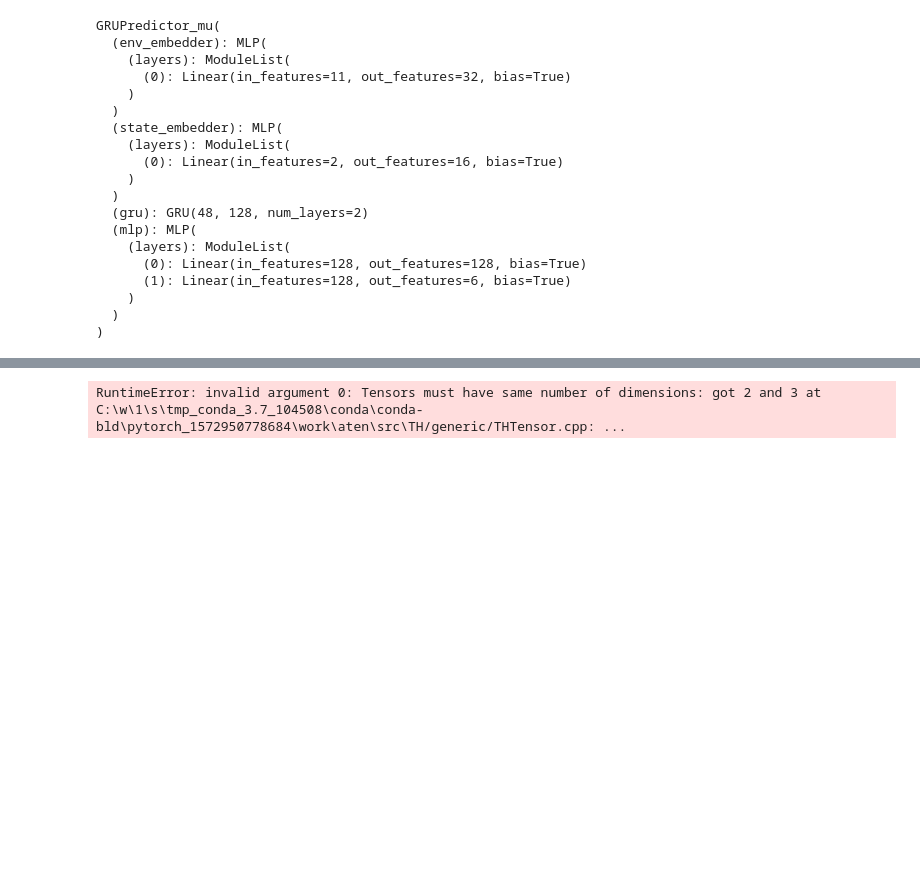
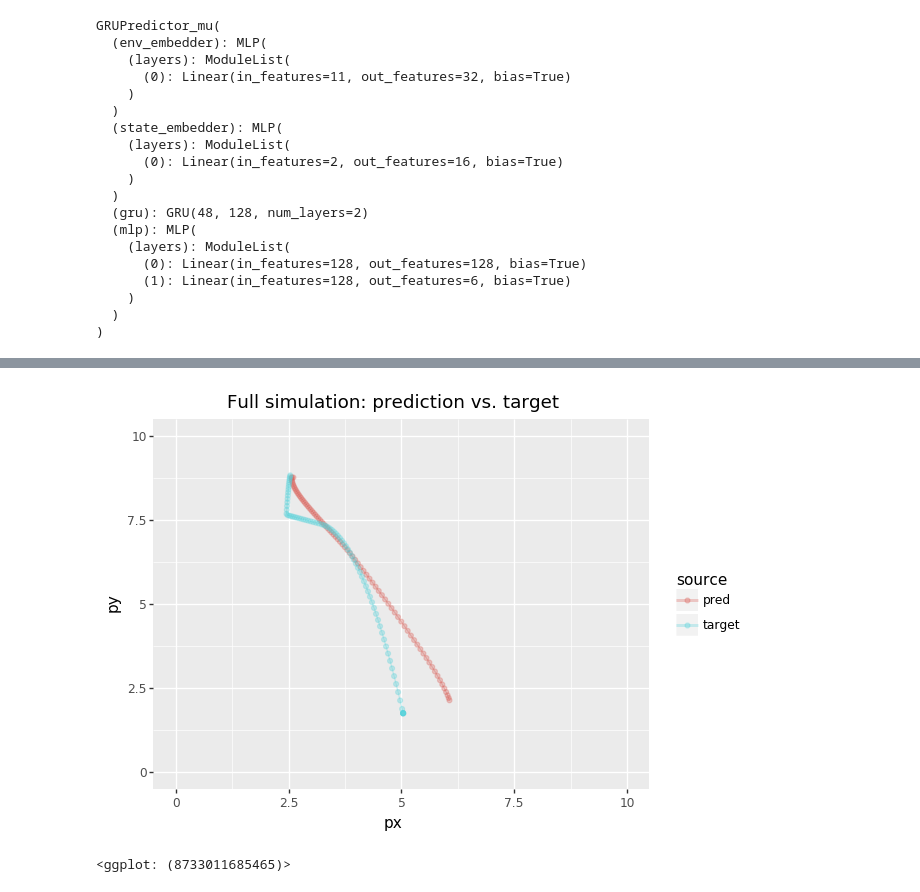
Before and after one commit to tepzhang/plinko_nn, a Jupyter notebook: scripts/train_gru_jinxiao.ipynb, the cells around one changed output, grey strips where cells are left out. Drawn from its saved outputs; the diff is of its cells as text; code cells hidden in the pictures; blank space fills up the shorter version.

```diff
--- a/scripts/train_gru_jinxiao.ipynb
+++ b/scripts/train_gru_jinxiao.ipynb
@@ -49,9 +49,10 @@ df_col = pd.read_feather(repo_path + '/data/simulations/sim_collisions.feather')
 sim_data = data_utils.get_sim_data(df_ball, df_col)
 selected_runs = sim_data[(sim_data.num_collisions == 2)
                          & (sim_data.duration < 80)
-                         & (sim_data.run <= 5)]
+                         & (sim_data.run <= 20)]
 simulations, environments = data_utils.create_task_df(selected_runs, df_ball, df_env)
 states, envs = data_utils.to_tensors(simulations, environments, device, include_v=True)
+states[:, :, 2:] = (states[:, :, 2:] + 20) # transform velocity to all positive
 # %%
 # print(selected_runs)
 # print(df_ball)
@@ -343,16 +385,17 @@ def simulate_model(model, dataset, sim_t=1):
 # %%
 # print(sim_samples.shape)
 # print(sim_targets.shape)
 # print(gm.mu.shape)
 
 # print(dataset[0]['states'].shape[0])
 # simulate from trained model
 sim_p, sim_v, sim_targets, sim_envs = simulate_model(model, dataset, sim_t = 1)
 
-plinko_plot.plot_pred_target(sim_p, sim_targets[:, :, :2], sim_range=range(5),
-                             title = "Full simulation: prediction vs. target")
+plinko_plot.plot_pred_target(sim_p, sim_targets[:, :, :2], sim_range=range(1),
+                             alpha = .3, title = "Full simulation: prediction vs. target")
 
 # plinko_plot.plot_pred_sim_target(mu_overtime[len(mu_overtime) - 1], sim_samples, sim_targets, sim_envs,
 #                                  sim_range=range(10, 15), env_index = 10, alpha = .5, filename = "gru_model_col_2")
 # %% [output]
+[figure, added]
-RuntimeError: invalid argument 0: Tensors must have same number of dimensions: got 2 and 3 at C:\w\1\s\tmp_conda_3.7_104508\conda\conda-bld\pytorch_1572950778684\work\aten\src\TH/generic/THTensor.cpp: ...
+<ggplot: (8733011685465)>
```
Also changed, not shown: parts of 9 cells of this notebook, 4 other files.
